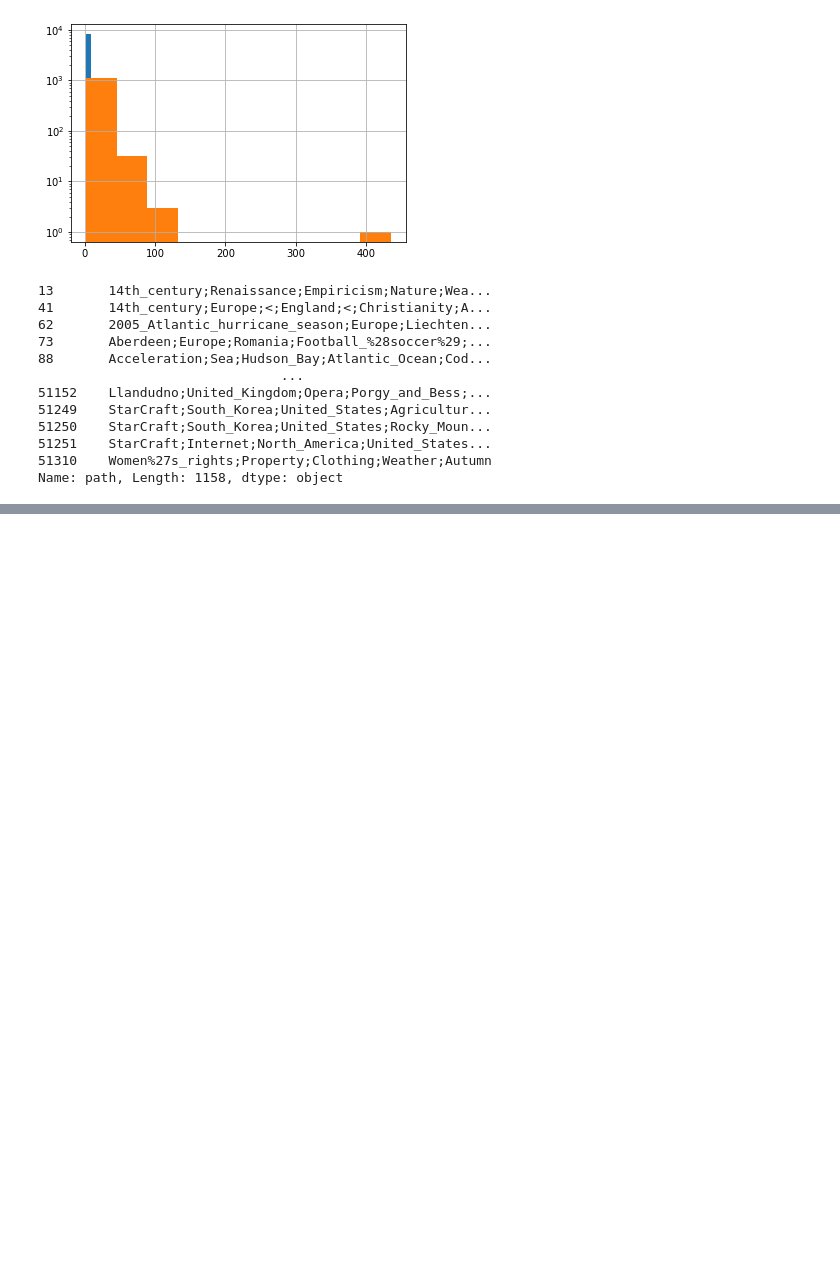
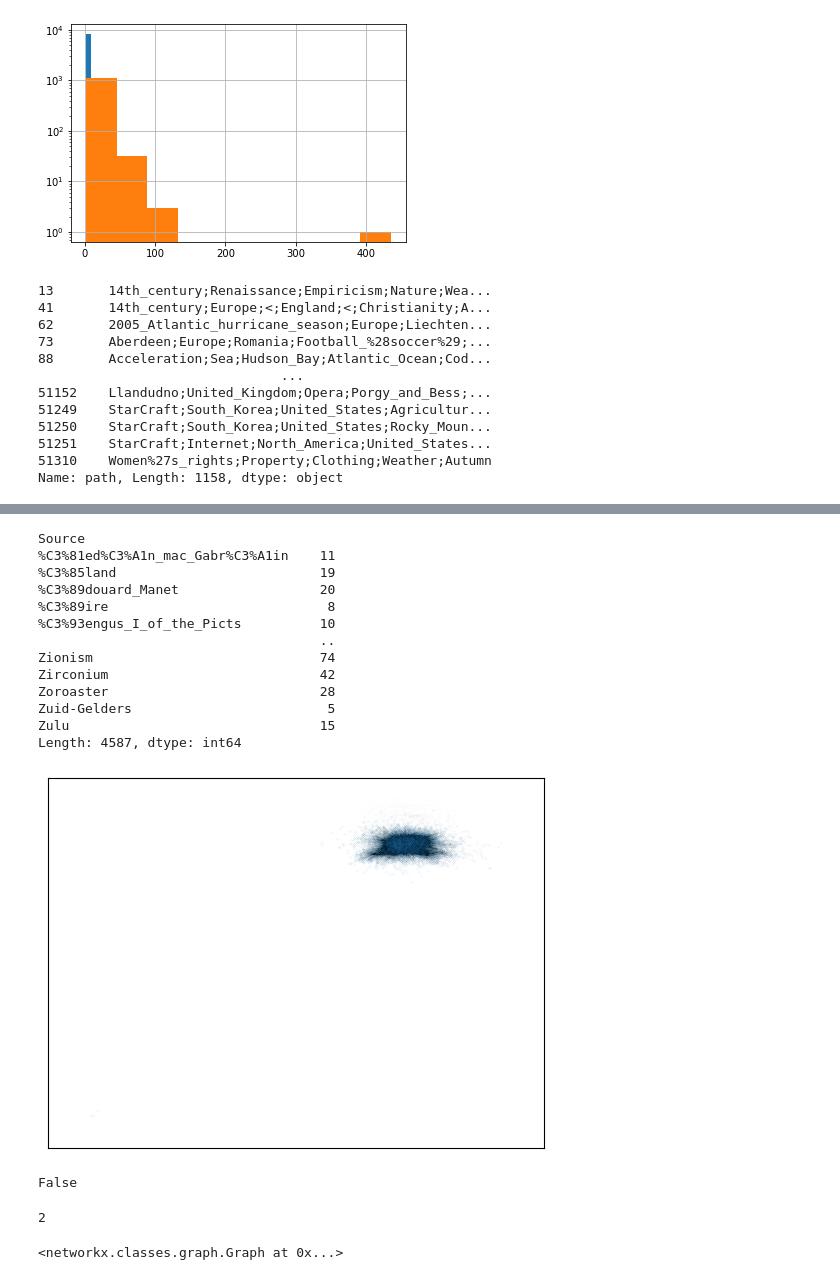
Before and after one commit to epfl-ada/ada-2022-project-7yobananaboy7, a Jupyter notebook: Homowork 1 EDA.ipynb, the cells around one changed output, grey strips where cells are left out. Drawn from its saved outputs; the diff is of its cells as text; code cells hidden in the pictures; blank space fills up the shorter version.

Commit message:
Graphs for connectivity of links

```diff
--- a/Homowork 1 EDA.ipynb
+++ b/Homowork 1 EDA.ipynb
@@ -233,0 +239,4 @@ Name: path, Length: 1158, dtype: object
+# %%
+graph_columns = ['Source', 'Target']
+graph = pd.read_csv('data/links.tsv', names = graph_columns, sep = '\t', skiprows=range(12), header = None)
+graph
@@ -233,0 +257,37 @@ Name: path, Length: 1158, dtype: object
+# %%
+node_frame = graph.groupby('Source')
+print(node_frame.size())
+
+G=nx.from_pandas_edgelist(graph, 'Source', 'Target')
+nx.draw_networkx(G,node_size= 0.002,with_labels=False, width = 0.001 )
+# %% [output]
+Source
+%C3%81ed%C3%A1n_mac_Gabr%C3%A1in    11
+%C3%85land                          19
+%C3%89douard_Manet                  20
+%C3%89ire                            8
+%C3%93engus_I_of_the_Picts          10
+                                    ..
+Zionism                             74
+Zirconium                           42
+Zoroaster                           28
+Zuid-Gelders                         5
+Zulu                                15
+Length: 4587, dtype: int64
+[figure, added]
+# %%
+#Is graph connected
+nx.is_connected(G)
+# %% [output]
+False
+# %%
+#Number of CC
+nx.number_connected_components(G)
+# %% [output]
+2
+# %%
+#Separate individual CCs
+graphs=(G.subgraph(c) for c in nx.connected_components(G))
+subgraphs = list(graphs)
+# %% [output]
+<networkx.classes.graph.Graph at 0x...>
```
Also changed, not shown: parts of 5 cells of this notebook.
